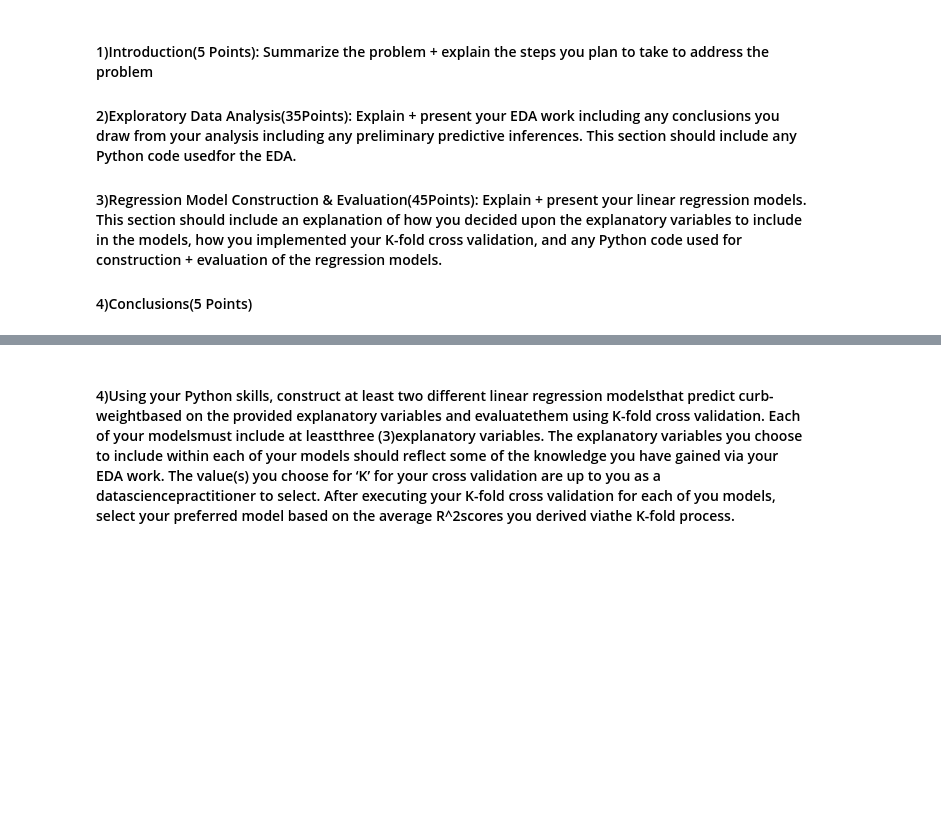
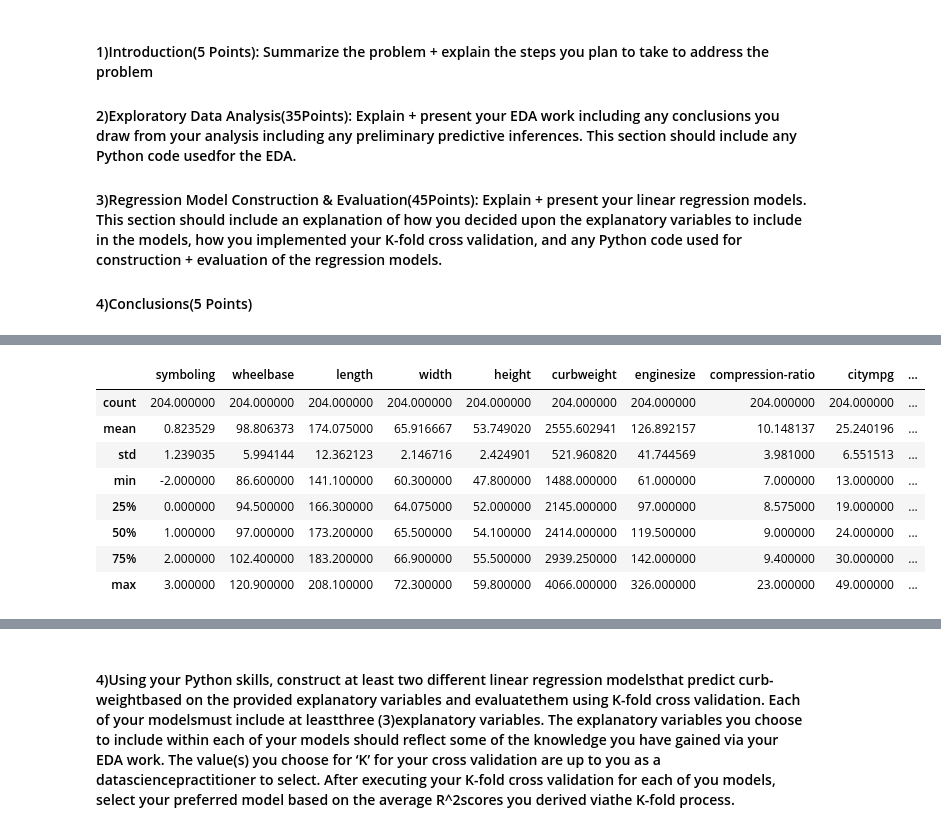
Before and after one commit to yuleidner/DAV-6150, a Jupyter notebook: M1&M2/A_Leidner_M2_assn.ipynb, the cells around one changed output, grey strips where cells are left out. Saved outputs shown, nothing was run; the diff lists cells and outputs as text; code cells hidden in the pictures; blank space fills up the shorter version.

```diff
--- a/M1&M2/A_Leidner_M2_assn.ipynb
+++ b/M1&M2/A_Leidner_M2_assn.ipynb
@@ -46,0 +144,12 @@ df.head()
+# %%
+df.describe()
+# %% [output]
+|  | symboling | wheelbase | length | width | height | curbweight | enginesize | compression-ratio | citympg | ... |
+| count | 204.000000 | 204.000000 | 204.000000 | 204.000000 | 204.000000 | 204.000000 | 204.000000 | 204.000000 | 204.000000 | ... |
+| mean | 0.823529 | 98.806373 | 174.075000 | 65.916667 | 53.749020 | 2555.602941 | 126.892157 | 10.148137 | 25.240196 | ... |
+| std | 1.239035 | 5.994144 | 12.362123 | 2.146716 | 2.424901 | 521.960820 | 41.744569 | 3.981000 | 6.551513 | ... |
+| min | -2.000000 | 86.600000 | 141.100000 | 60.300000 | 47.800000 | 1488.000000 | 61.000000 | 7.000000 | 13.000000 | ... |
+| 25% | 0.000000 | 94.500000 | 166.300000 | 64.075000 | 52.000000 | 2145.000000 | 97.000000 | 8.575000 | 19.000000 | ... |
+| 50% | 1.000000 | 97.000000 | 173.200000 | 65.500000 | 54.100000 | 2414.000000 | 119.500000 | 9.000000 | 24.000000 | ... |
+| 75% | 2.000000 | 102.400000 | 183.200000 | 66.900000 | 55.500000 | 2939.250000 | 142.000000 | 9.400000 | 30.000000 | ... |
+| max | 3.000000 | 120.900000 | 208.100000 | 72.300000 | 59.800000 | 4066.000000 | 326.000000 | 23.000000 | 49.000000 | ... |
```
Also changed, not shown: parts of 31 cells of this notebook.
